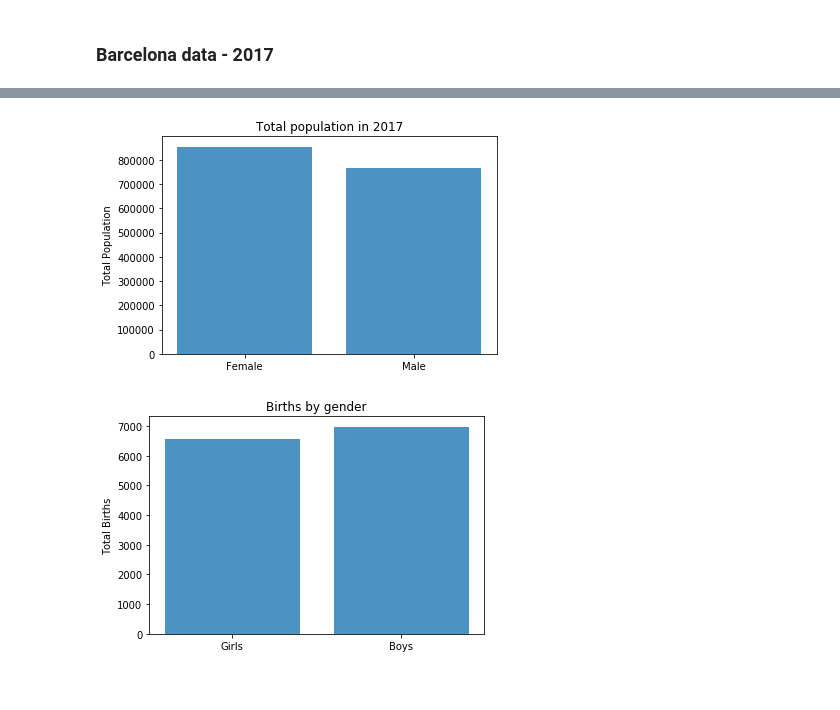
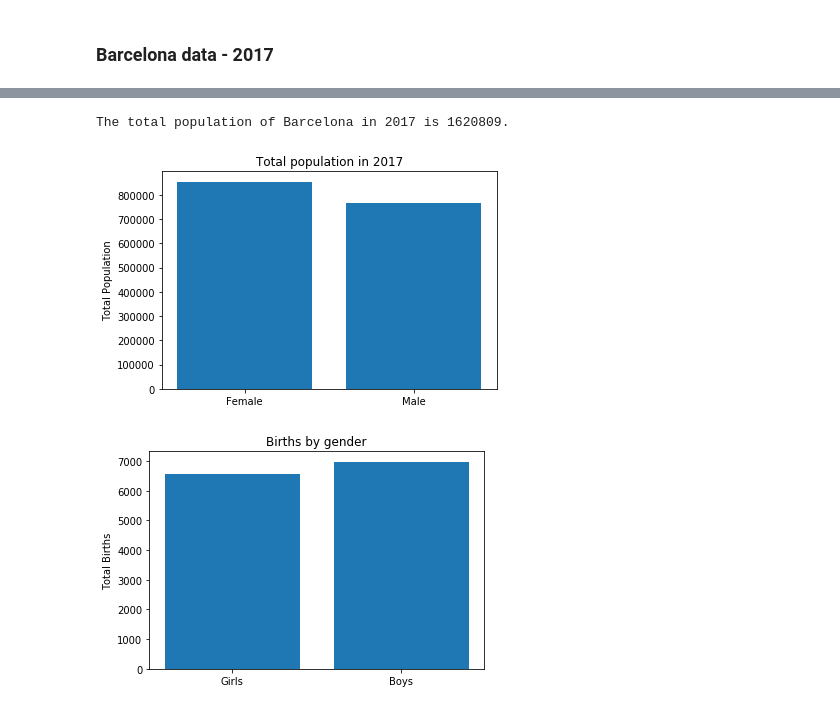
Before and after one commit to manieshablakey/barcelona-demographics, a Jupyter notebook: barcelona data.ipynb, the cells around one changed output, grey strips where cells are left out. Cells and saved outputs as stored; diff of their text form; code cells hidden in the pictures.

```diff
--- a/barcelona data.ipynb
+++ b/barcelona data.ipynb
@@ -8,31 +14,41 @@ import matplotlib.pyplot as plt
+# %%
+pop = pd.read_csv("exports/1-pop-by-gender.csv")
+total_pop = pop["Total by Gender"].sum()
+print("The total population of Barcelona in 2017 is {}.".format(total_pop))
+# %% [output]
+The total population of Barcelona in 2017 is 1620809.
 # %%
 #Population by gender
-pop = pd.read_csv("exports/1-pop-by-gender.csv")
+#categories array for "Gender"
 pop_cat = np.arange(len(pop["Gender"]))
+#gender categories
 xpop = pop["Gender"]
-ypop = pop["Total Population"]
+#no of people in each category
+ypop = pop["Total by Gender"]
 
-plt.bar(pop_cat, ypop, alpha=0.8)
+#plot a bar graph of pop of men and women
+plt.bar(pop_cat, ypop)
+#no of x-axis categories and values (male/female)
 plt.xticks(pop_cat, xpop)
-plt.ylabel('Total Population')
-plt.title('Total population in 2017')
+plt.ylabel("Total Population")
+plt.title("Total population in 2017")
 plt.show()
 # %% [output]
-[figure, old version]
+[figure, new version]
 # %%
 #births by gender
 births = pd.read_csv("exports/2-births-by-gender.csv")
 birth_cat = np.arange(len(births["Gender"]))
 xbirth = births["Gender"]
 ybirth = births["Total Births"]
 
-plt.bar(birth_cat, ybirth, alpha=0.8)
+plt.bar(birth_cat, ybirth)
 plt.xticks(birth_cat, xbirth)
-plt.ylabel('Total Births')
-plt.title('Births by gender')
+plt.ylabel("Total Births")
+plt.title("Births by gender")
 plt.show()
 # %% [output]
-[figure, old version]
+[figure, new version]
 # %%
 #deaths by age
 deaths = pd.read_csv("exports/3-deaths-by-age.csv")
```
Also changed, not shown: parts of 19 cells of this notebook.
